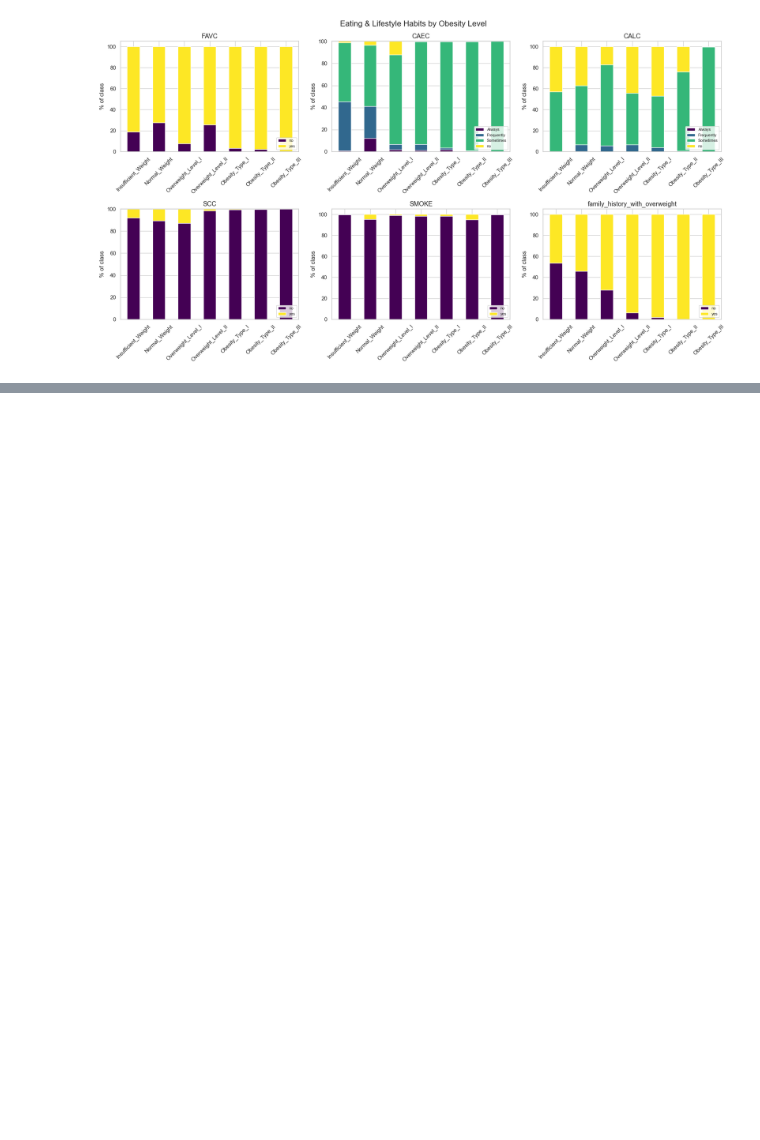
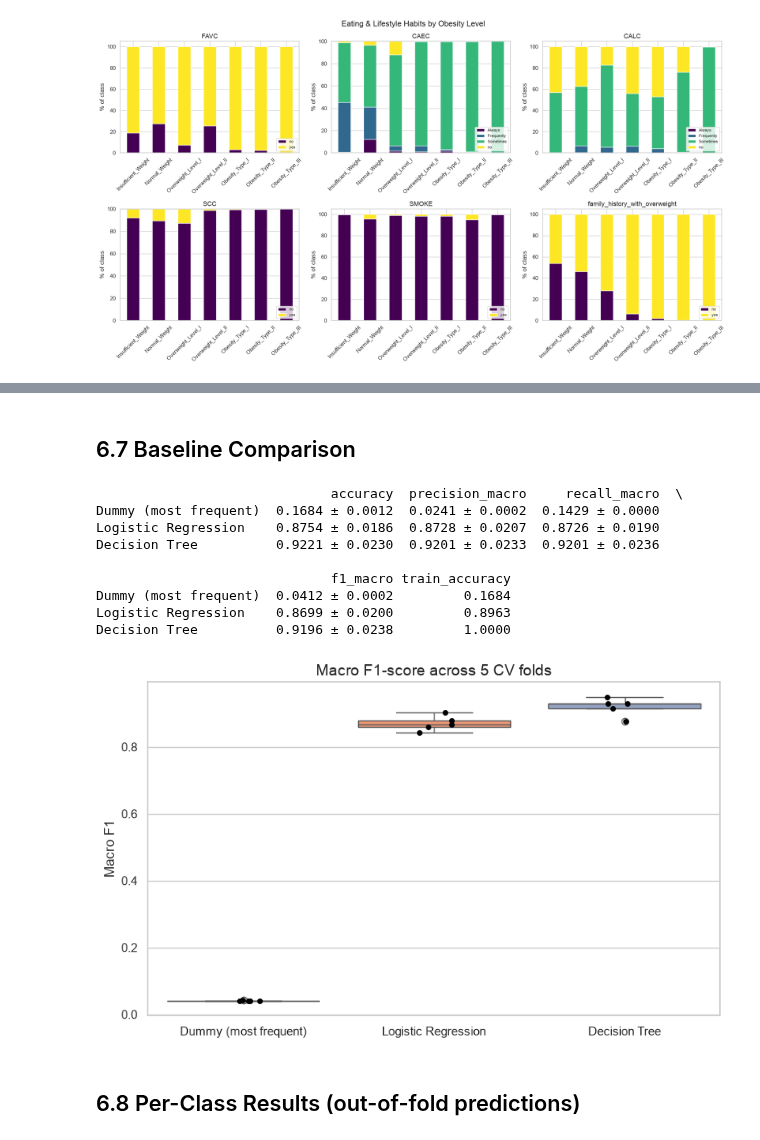
Before and after one commit to SoumayaTmane/MachineLearning-Project, a Jupyter notebook: DataCleaning.ipynb, the cells around one changed output, grey strips where cells are left out. Saved outputs shown, nothing was run; the diff lists cells and outputs as text; code cells hidden in the pictures; blank space fills up the shorter version.

```diff
--- a/DataCleaning.ipynb
+++ b/DataCleaning.ipynb
@@ -236,0 +295,26 @@ plt.show()
+# %%
+# 6.3 Cross-Validation Setup
+# Stratified 5-fold CV keeps the class proportions in every fold.
+# Macro averages weight all 7 obesity levels equally.
+cv = StratifiedKFold(n_splits=5, shuffle=True, random_state=RANDOM_STATE)
+
+scoring = {
+    'accuracy': 'accuracy',
+    'precision_macro': 'precision_macro',
+    'recall_macro': 'recall_macro',
+    'f1_macro': 'f1_macro',
+}
+
+cv_results = {}   # model name -> per-fold scores
+
+def evaluate_cv(name, pipeline):
+    """Run stratified CV on the training set, store per-fold scores and print mean ± std."""
+    scores = cross_validate(pipeline, X_train_raw, y_train, cv=cv, scoring=scoring,
+                            return_train_score=True, n_jobs=-1)
+    cv_results[name] = scores
+    print(f'--- {name} (5-fold CV) ---')
+    for metric in scoring:
+        test_scores = scores[f'test_{metric}']
+        print(f'{metric:>16}: {test_scores.mean():.4f} ± {test_scores.std():.4f}')
+    print(f'{"train accuracy":>16}: {scores["train_accuracy"].mean():.4f}')
+    return scores
@@ -236,0 +372,34 @@ plt.show()
+# %% [markdown]
+## 6.7 Baseline Comparison
+# %%
+# 6.7 Baseline Comparison (mean ± std across the 5 folds)
+summary = pd.DataFrame({
+    name: {metric: f"{scores[f'test_{metric}'].mean():.4f} ± {scores[f'test_{metric}'].std():.4f}"
+           for metric in scoring}
+    for name, scores in cv_results.items()
+}).T
+summary['train_accuracy'] = [f"{s['train_accuracy'].mean():.4f}" for s in cv_results.values()]
+print(summary)
+
+# Per-fold macro F1 for each model
+fold_f1 = pd.DataFrame({name: scores['test_f1_macro'] for name, scores in cv_results.items()})
+plt.figure(figsize=(8, 5))
+sns.boxplot(data=fold_f1, palette='Set2')
+sns.stripplot(data=fold_f1, color='black', size=5)
+plt.title('Macro F1-score across 5 CV folds', fontsize=14)
+plt.ylabel('Macro F1')
+plt.tight_layout()
+plt.show()
+# %% [output]
+                              accuracy  precision_macro     recall_macro  \
+Dummy (most frequent)  0.1684 ± 0.0012  0.0241 ± 0.0002  0.1429 ± 0.0000
+Logistic Regression    0.8754 ± 0.0186  0.8728 ± 0.0207  0.8726 ± 0.0190
+Decision Tree          0.9221 ± 0.0230  0.9201 ± 0.0233  0.9201 ± 0.0236
+
+                              f1_macro train_accuracy
+Dummy (most frequent)  0.0412 ± 0.0002         0.1684
+Logistic Regression    0.8699 ± 0.0200         0.8963
+Decision Tree          0.9196 ± 0.0238         1.0000
+[figure, added]
+# %% [markdown]
+## 6.8 Per-Class Results (out-of-fold predictions)
```
Also changed, not shown: parts of 20 cells of this notebook.
